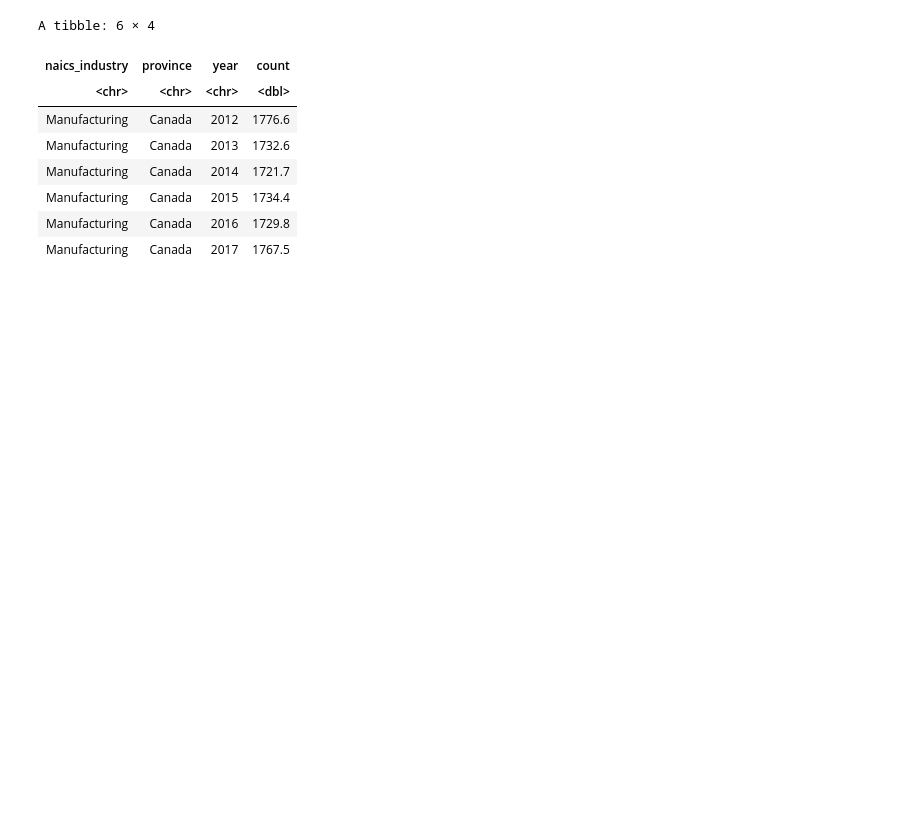
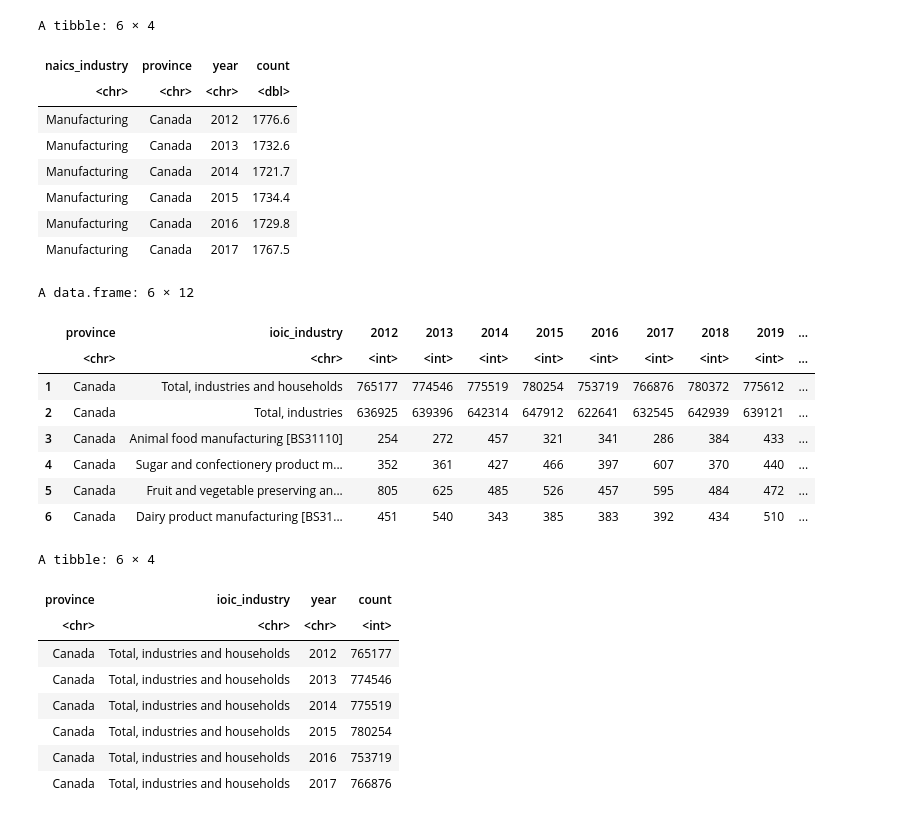
Before and after one commit to Kaylan-W/ghg-emissions-cpsc_368, a Jupyter notebook: a4_database/data_tidying.ipynb, the cells around one changed output. Drawn from its saved outputs; the diff is of its cells as text; code cells hidden in the pictures; blank space fills up the shorter version.

Commit message:
tidied emissions data added

```diff
--- a/a4_database/data_tidying.ipynb
+++ b/a4_database/data_tidying.ipynb
@@ -95,3 +104,39 @@ A tibble: 6 × 4
 | Manufacturing | Canada | 2015 | 1734.4 |
 | Manufacturing | Canada | 2016 | 1729.8 |
 | Manufacturing | Canada | 2017 | 1767.5 |
+# %%
+# tidying the employment dataset
+emissions <- read.csv("../data/emissions_data_per_province.csv")
+# head(emissions)
+
+old_names <- c("Geography", "Sector", "X2012", "X2013", "X2014",
+               "X2015", "X2016", "X2017", "X2018", "X2019", "X2020", "X2021")
+new_names <- c("province", "ioic_industry", "2012", "2013", "2014",
+               "2015", "2016", "2017", "2018", "2019", "2020", "2021")
+colnames(emissions)[colnames(emissions) %in% old_names] <- new_names
+# head(emissions)
+
+emissions_pivoted <- emissions |>
+                     pivot_longer(!province:ioic_industry, names_to = "year", values_to = "count")
+# head(emissions_pivoted)
+
+write.csv(emissions_pivoted, "../data/tidied_emissions_estimates.csv",row.names = FALSE)
+# %% [output]
+A data.frame: 6 × 12
+|  | province | ioic_industry | 2012 | 2013 | 2014 | 2015 | 2016 | 2017 | 2018 | 2019 | ... |
+|  | <chr> | <chr> | <int> | <int> | <int> | <int> | <int> | <int> | <int> | <int> | ... |
+| 1 | Canada | Total, industries and households | 765177 | 774546 | 775519 | 780254 | 753719 | 766876 | 780372 | 775612 | ... |
+| 2 | Canada | Total, industries | 636925 | 639396 | 642314 | 647912 | 622641 | 632545 | 642939 | 639121 | ... |
+| 3 | Canada | Animal food manufacturing [BS31110] | 254 | 272 | 457 | 321 | 341 | 286 | 384 | 433 | ... |
+| 4 | Canada | Sugar and confectionery product m... | 352 | 361 | 427 | 466 | 397 | 607 | 370 | 440 | ... |
+| 5 | Canada | Fruit and vegetable preserving an... | 805 | 625 | 485 | 526 | 457 | 595 | 484 | 472 | ... |
+| 6 | Canada | Dairy product manufacturing [BS31... | 451 | 540 | 343 | 385 | 383 | 392 | 434 | 510 | ... |
+A tibble: 6 × 4
+| province | ioic_industry | year | count |
+| <chr> | <chr> | <chr> | <int> |
+| Canada | Total, industries and households | 2012 | 765177 |
+| Canada | Total, industries and households | 2013 | 774546 |
+| Canada | Total, industries and households | 2014 | 775519 |
+| Canada | Total, industries and households | 2015 | 780254 |
+| Canada | Total, industries and households | 2016 | 753719 |
+| Canada | Total, industries and households | 2017 | 766876 |
```
Also changed, not shown: parts of 3 cells of this notebook, 3 other files.
